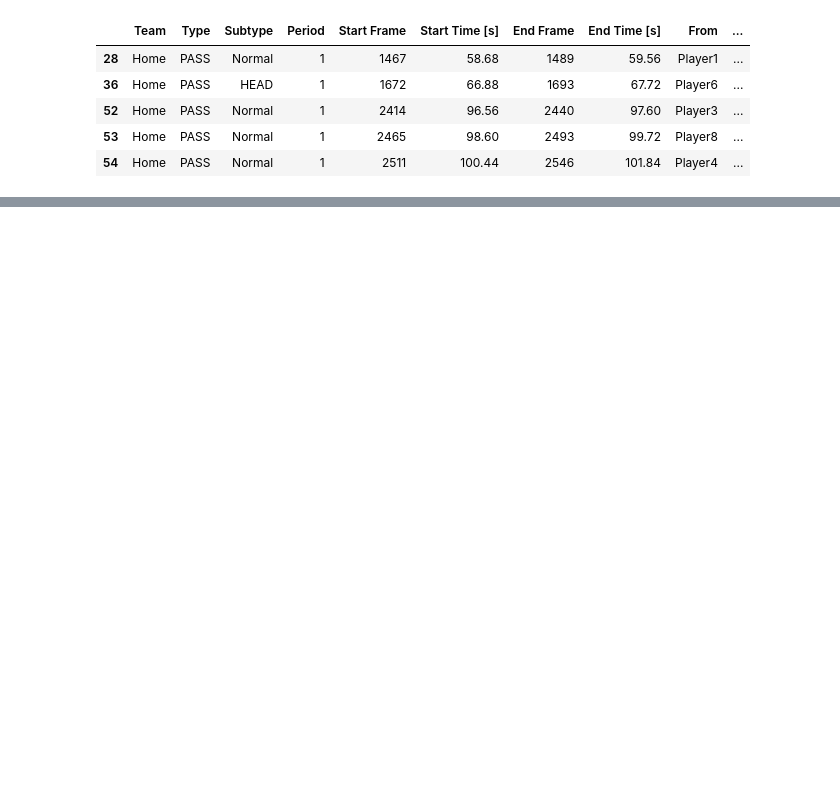
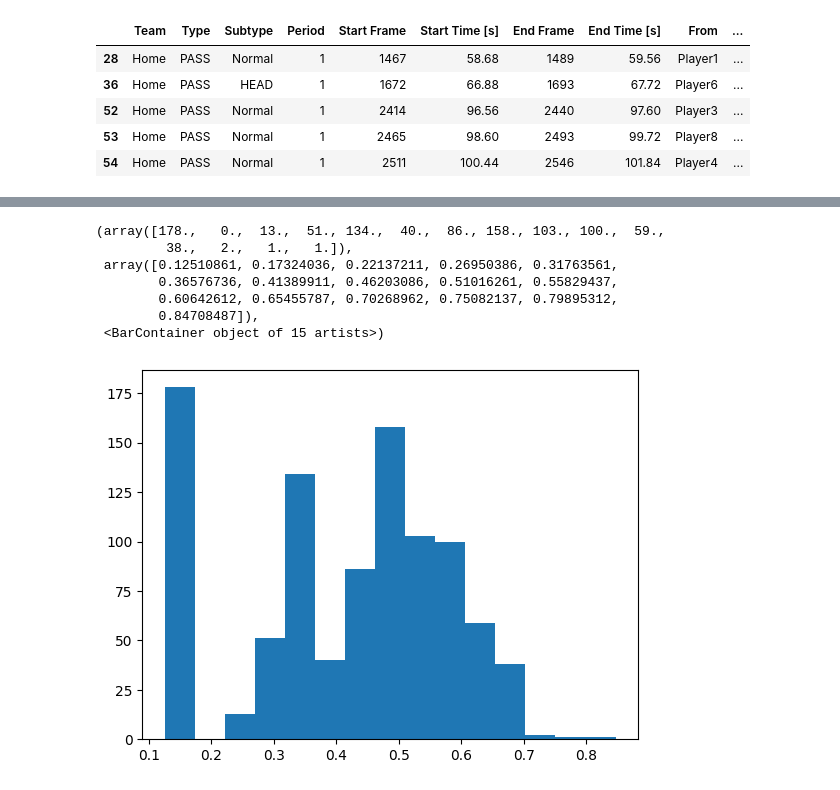
Before and after one commit to mLiang99/impact_factor_soccer_passes, a Jupyter notebook: Impact Factor Soccer Passes_v2.ipynb, the cells around one changed output, grey strips where cells are left out. Saved outputs shown, nothing was run; the diff lists cells and outputs as text; code cells hidden in the pictures; blank space fills up the shorter version.

```diff
--- a/Impact Factor Soccer Passes_v2.ipynb
+++ b/Impact Factor Soccer Passes_v2.ipynb
@@ -695,0 +497,19 @@ AttributeError: 'tuple' object has no attribute 'hea'
+# %%
+
+temp_df =pd.DataFrame()
+
+for type_pass in ['progressive', 'neutral', 'defensive']:
+    data_set = passes[passes['Type_of_Pass'] == type_pass]
+    if (type_pass == 'progressive'):
+        weight =0.6
+    elif (type_pass == 'neutral'):
+         weight =0.5
+    elif (type_pass== 'defensive'):
+         weight =0.4
+    data_set['possession_score'] = (1- weight) * (1 - (1/(1+data_set['Possession_Outcome'])) * np.exp(-data_set['total_nbr_nerby_ply']/2))
+    data_set['scoring_score'] = (weight) *  (1 - 0.8* np.exp(-2 * data_set['xThreat_Pass'] *(data_set['velocity (m/s)']/data_set['velocity (m/s)'].mean())))
+    data_set['Improved_Impact_Score'] = data_set['possession_score'] +data_set['scoring_score']
+
+    temp_df = temp_df.append(data_set)
+
+passes = temp_df
@@ -695,0 +525,11 @@ AttributeError: 'tuple' object has no attribute 'hea'
+# %%
+plt.hist(passes['Improved_Impact_Score'], 15, weights=None)
+# %% [output]
+(array([178.,   0.,  13.,  51., 134.,  40.,  86., 158., 103., 100.,  59.,
+         38.,   2.,   1.,   1.]),
+ array([0.12510861, 0.17324036, 0.22137211, 0.26950386, 0.31763561,
+        0.36576736, 0.41389911, 0.46203086, 0.51016261, 0.55829437,
+        0.60642612, 0.65455787, 0.70268962, 0.75082137, 0.79895312,
+        0.84708487]),
+ <BarContainer object of 15 artists>)
+[figure, added]
```
Also changed, not shown: parts of 34 cells of this notebook.
